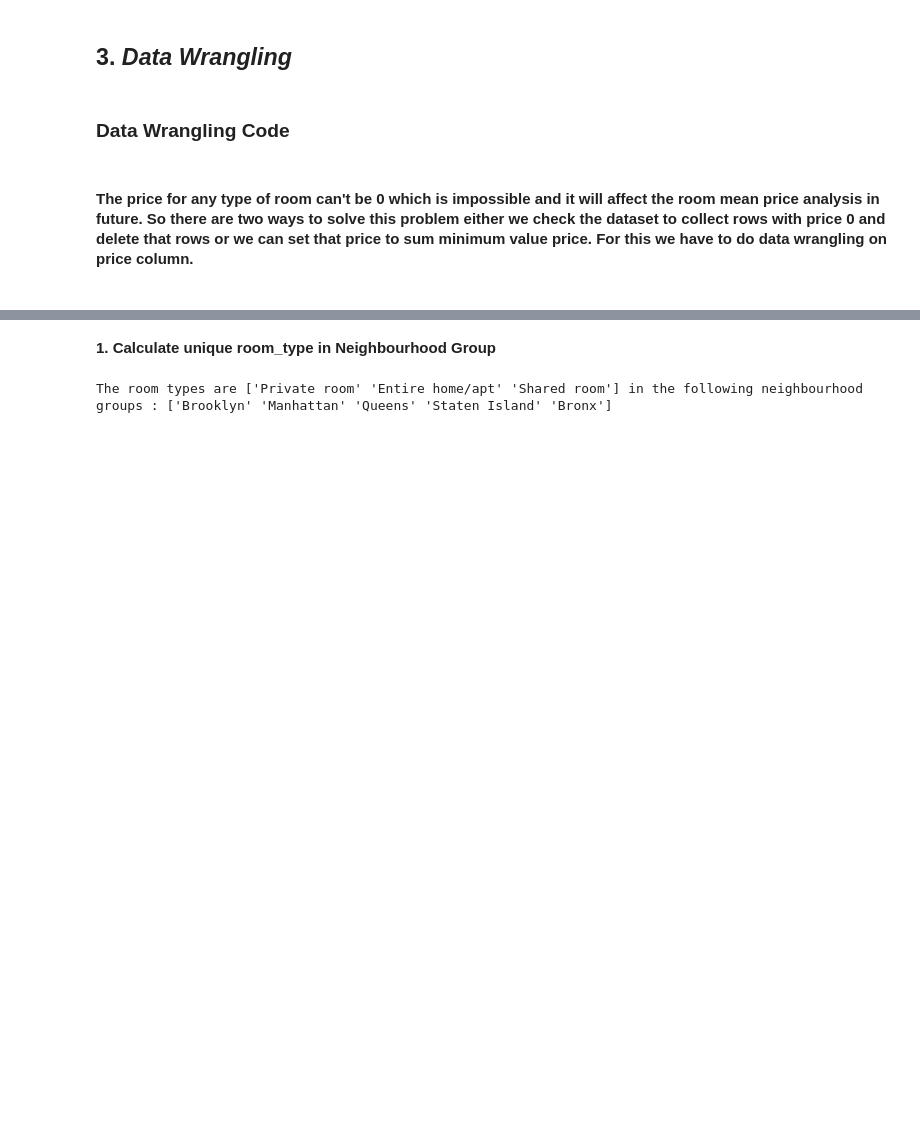
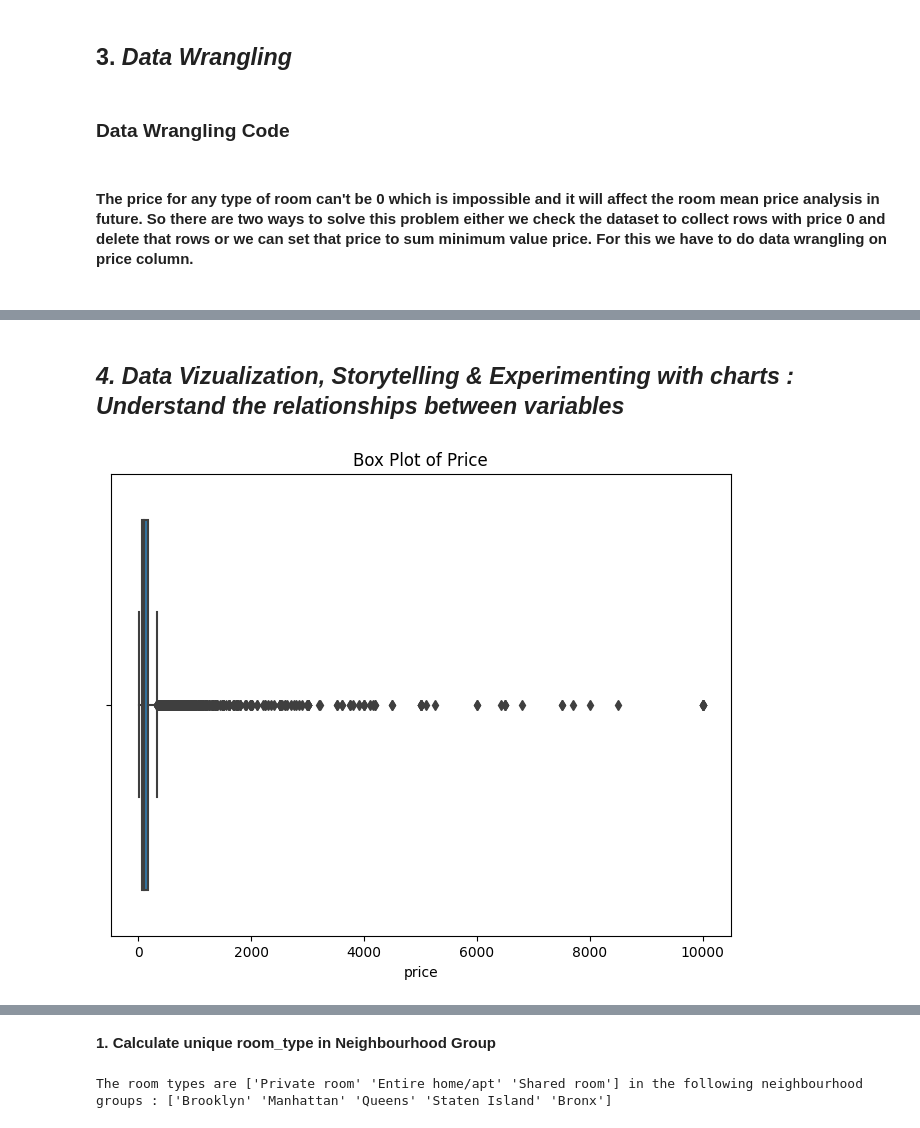
Before and after one commit to Pranita1994/EDA_Project, a Jupyter notebook: AirBnb_Bookings_Analysis.ipynb, the cells around one changed output, grey strips where cells are left out. Cells and saved outputs as stored; diff of their text form; code cells hidden in the pictures; blank space fills up the shorter version.

```diff
--- a/AirBnb_Bookings_Analysis.ipynb
+++ b/AirBnb_Bookings_Analysis.ipynb
@@ -360,0 +386,4 @@ No. of unique values in  availability_365 is 366 .
+# %%
+# Drop the rows which has price value 0
+df = df[df['price']!= 0]
+df
@@ -360,0 +558,10 @@ No. of unique values in  availability_365 is 366 .
+# %% [markdown]
+## ***4. Data Vizualization, Storytelling & Experimenting with charts : Understand the relationships between variables***
+# %%
+# We create a box plot to visualize the distribution of prices.
+plt.figure(figsize=(8, 6))
+sns.boxplot(x=df['price'])
+plt.title('Box Plot of Price')
+plt.show()
+# %% [output]
+[figure, added]
```
Also changed, not shown: parts of 18 cells of this notebook.
